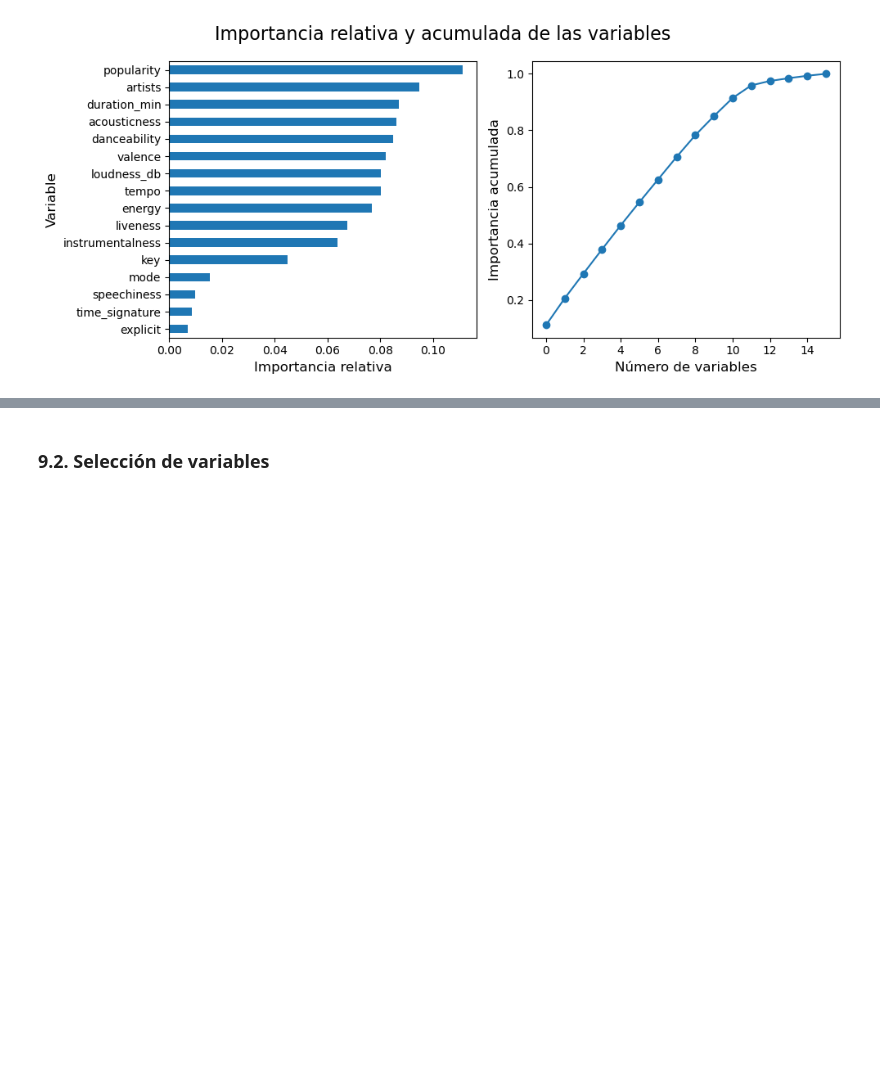
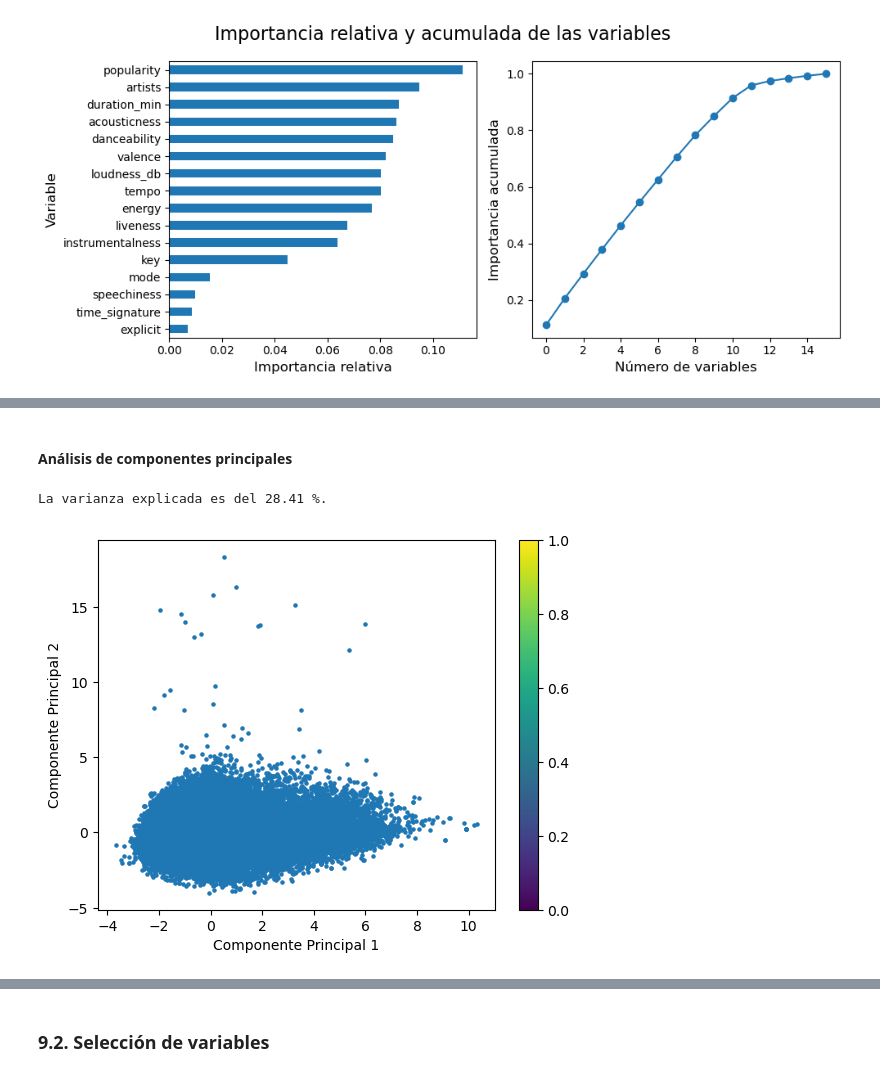
Before and after one commit to MauriJ/Data-Science, a Jupyter notebook: Desafíos/Proyecto final/Proyecto_final_Moran.ipynb, the cells around one changed output, grey strips where cells are left out. Cells and saved outputs as stored; diff of their text form; code cells hidden in the pictures; blank space fills up the shorter version.

```diff
--- a/Desafíos/Proyecto final/Proyecto_final_Moran.ipynb
+++ b/Desafíos/Proyecto final/Proyecto_final_Moran.ipynb
@@ -631,0 +645,19 @@ plt.show()
+# %% [markdown]
+#### Análisis de componentes principales
+# %%
+pca = PCA(n_components = 2)
+X_pca = pca.fit_transform(X_train_scaled)
+
+explained_variance = pca.explained_variance_ratio_
+total_varianza = np.sum(pca.explained_variance_ratio_).round(4)
+
+print(f'La varianza explicada es del {round(100*total_varianza, 2)} %.')
+
+plt.scatter(X_pca[:, 0], X_pca[:, 1], s = 5)
+plt.xlabel('Componente Principal 1')
+plt.ylabel('Componente Principal 2')
+plt.colorbar()
+plt.show()
+# %% [output]
+La varianza explicada es del 28.41 %.
+[figure, added]
```
Also changed, not shown: parts of 10 cells of this notebook.
